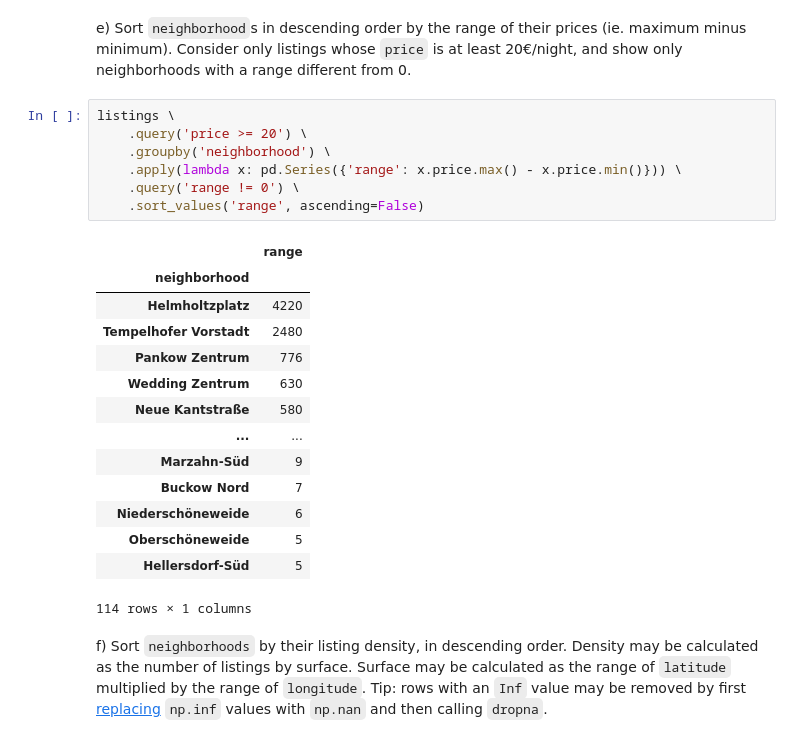
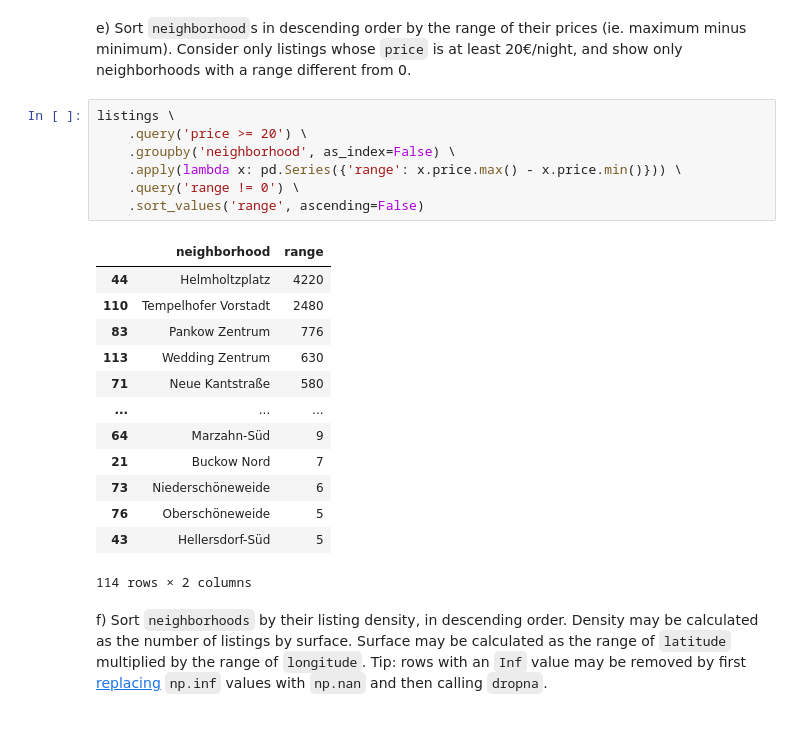
Before and after one commit to Gogonemnem/tu-delft-assignments, a Jupyter notebook: assignment2/data.exercises_b.ipynb, the cells around one changed output. Saved outputs shown, nothing was run; the diff lists cells and outputs as text.

```diff
--- a/assignment2/data.exercises_b.ipynb
+++ b/assignment2/data.exercises_b.ipynb
@@ -105,25 +93,24 @@ e) Sort `neighborhood`s in descending order by the range of their prices (ie. ma
 # %%
 listings \
     .query('price >= 20') \
-    .groupby('neighborhood') \
+    .groupby('neighborhood', as_index=False) \
     .apply(lambda x: pd.Series({'range': x.price.max() - x.price.min()})) \
     .query('range != 0') \
     .sort_values('range', ascending=False)
 # %% [output]
-|  | range |
-| neighborhood |  |
-| Helmholtzplatz | 4220 |
-| Tempelhofer Vorstadt | 2480 |
-| Pankow Zentrum | 776 |
-| Wedding Zentrum | 630 |
-| Neue Kantstraße | 580 |
-| ... | ... |
-| Marzahn-Süd | 9 |
-| Buckow Nord | 7 |
-| Niederschöneweide | 6 |
-| Oberschöneweide | 5 |
-| Hellersdorf-Süd | 5 |
+|  | neighborhood | range |
+| 44 | Helmholtzplatz | 4220 |
+| 110 | Tempelhofer Vorstadt | 2480 |
+| 83 | Pankow Zentrum | 776 |
+| 113 | Wedding Zentrum | 630 |
+| 71 | Neue Kantstraße | 580 |
+| ... | ... | ... |
+| 64 | Marzahn-Süd | 9 |
+| 21 | Buckow Nord | 7 |
+| 73 | Niederschöneweide | 6 |
+| 76 | Oberschöneweide | 5 |
+| 43 | Hellersdorf-Süd | 5 |
-114 rows × 1 columns
+114 rows × 2 columns
 # %% [markdown]
 f) Sort `neighborhoods` by their listing density, in descending order. Density may be calculated as the number of listings by surface. Surface may be calculated as the range of `latitude` multiplied by the range of `longitude`. Tip: rows with an `Inf` value may be removed by first [replacing](https://pandas.pydata.org/docs/reference/api/pandas.DataFrame.replace.html) `np.inf` values with `np.nan` and then calling `dropna`.
 # %%
```
Also changed, not shown: parts of 5 cells of this notebook.
